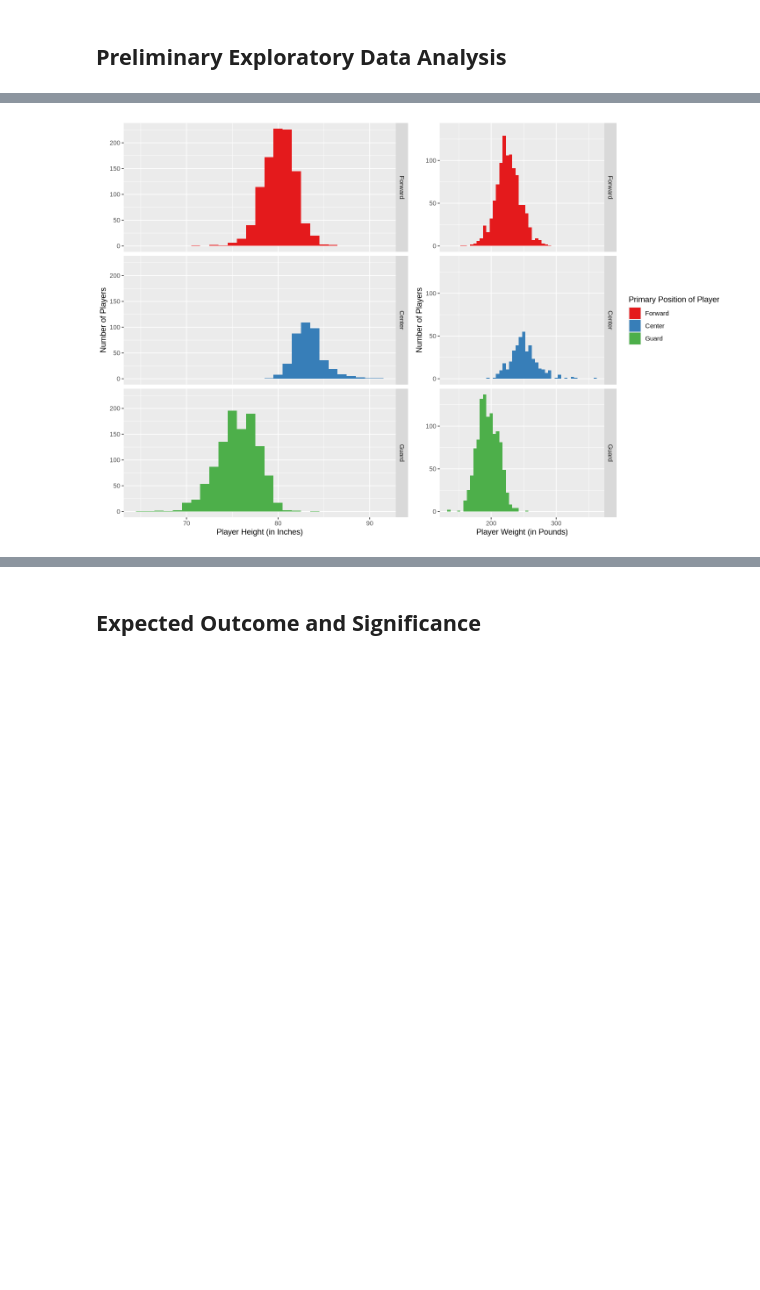
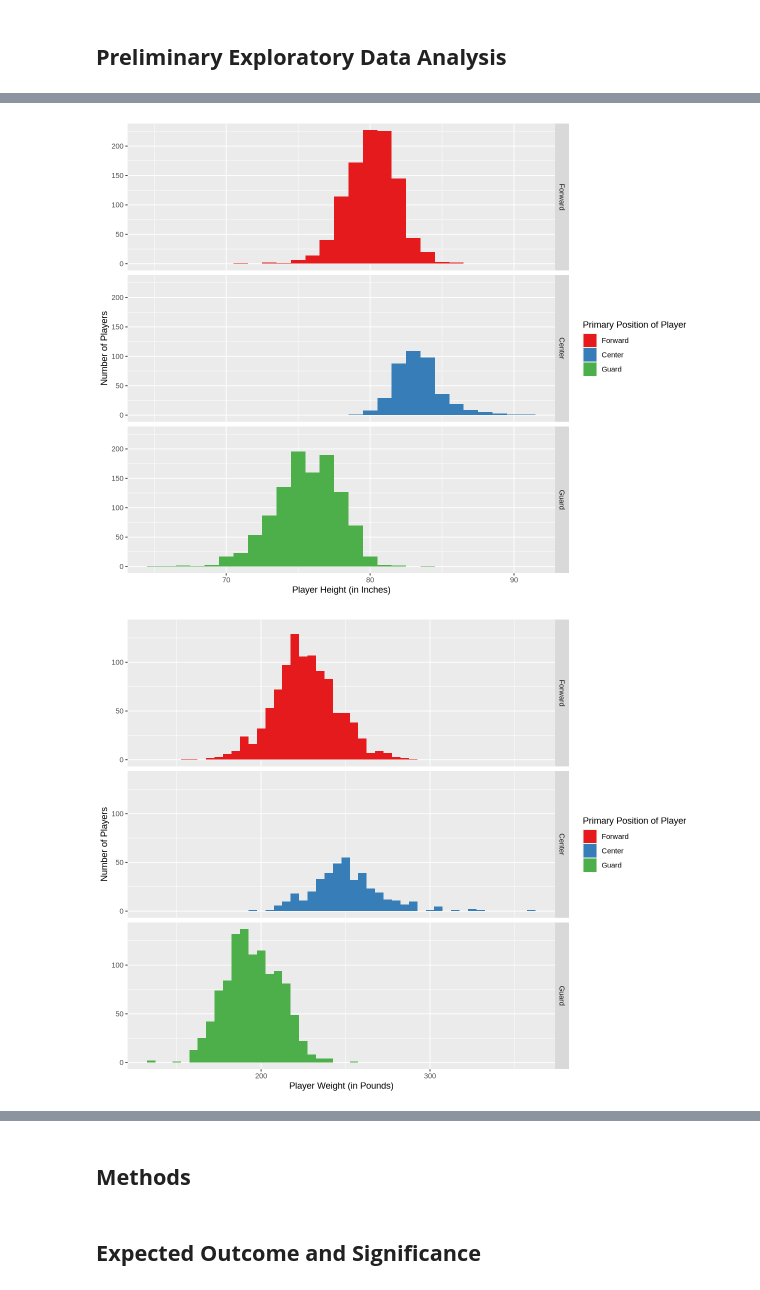
Before and after one commit to jakobsereda/nba-classifier, a Jupyter notebook: nba-classifier-proposal.ipynb, the cells around one changed output, grey strips where cells are left out. Saved outputs shown, nothing was run; the diff lists cells and outputs as text; code cells hidden in the pictures; blank space fills up the shorter version.

Commit message:
work on plots and expected outcome

```diff
--- a/nba-classifier-proposal.ipynb
+++ b/nba-classifier-proposal.ipynb
@@ -79,24 +79,41 @@ A tibble: 3 × 14
 | Center | 79 | 91 | 83.36118 | 195 | 360 | 250.5577 | 0 | 1 | ... |
 | Guard | 65 | 84 | 75.56789 | 133 | 255 | 194.8569 | 0 | 1 | ... |
 # %%
-options(repr.plot.width = 12, repr.plot.height = 8)
+options(repr.plot.width = 10, repr.plot.height = 8)
 
 # plotting the distributions of the predictors for each position (using training data)
 nba_plot_height <- nba_train |>
     ggplot(aes(x = height, fill = position)) +
         geom_histogram(binwidth = 1) +
         facet_grid(rows = vars(position)) +
-        labs(x = "Player Height (in Inches)", y = "Number of Players") +
-        theme(legend.position = "none") +
+        labs(x = "Player Height (in Inches)", y = "Number of Players", fill = "Primary Position of Player") +
         scale_fill_brewer(palette = 'Set1')
 
 nba_plot_weight <- nba_train |>
     ggplot(aes(x = weight, fill = position)) +
         geom_histogram(binwidth = 5) +
         facet_grid(rows = vars(position)) +
         labs(x = "Player Weight (in Pounds)", y = "Number of Players", fill = "Primary Position of Player") +
         scale_fill_brewer(palette = 'Set1')
 
-grid.arrange(nba_plot_height, nba_plot_weight, ncol = 2)
+nba_plot_fg_pct <- nba_train |>
+    ggplot(aes(x = fg_pct, fill = position)) +
+        geom_histogram(binwidth = 0.025) +
+        facet_grid(rows = vars(position)) +
+        labs(x = "", y = "Number of Players", fill = "Primary Position of Player") +
+        scale_fill_brewer(palette = 'Set1')
+
+nba_plot_ft_pct <- nba_train |>
+    ggplot(aes(x = ft_pct, fill = position)) +
+        geom_histogram(binwidth = 0.025) +
+        facet_grid(rows = vars(position)) +
+        labs(x = "", y = "Number of Players", fill = "Primary Position of Player") +
+        scale_fill_brewer(palette = 'Set1')
+
+nba_plot_height
+nba_plot_weight
+nba_plot_fg_pct
+nba_plot_ft_pct
 # %% [output]
-[figure, old version]
+[figure, new version]
+[figure, added]
@@ -103,2 +122,4 @@ grid.arrange(nba_plot_height, nba_plot_weight, ncol = 2)
+# %% [markdown]
+## **Methods**
 # %% [markdown]
 ## **Expected Outcome and Significance**
```
Also changed, not shown: parts of 7 cells of this notebook, 1 other file.
